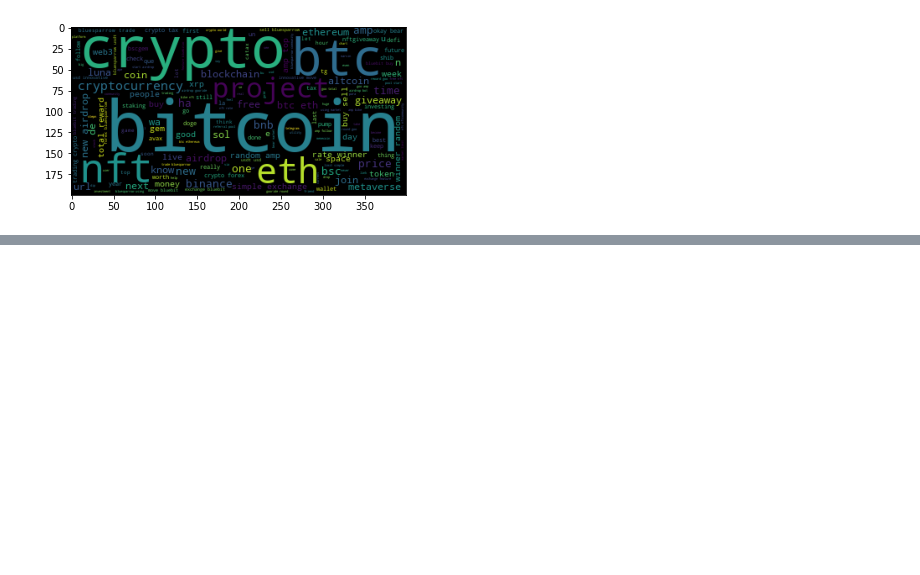
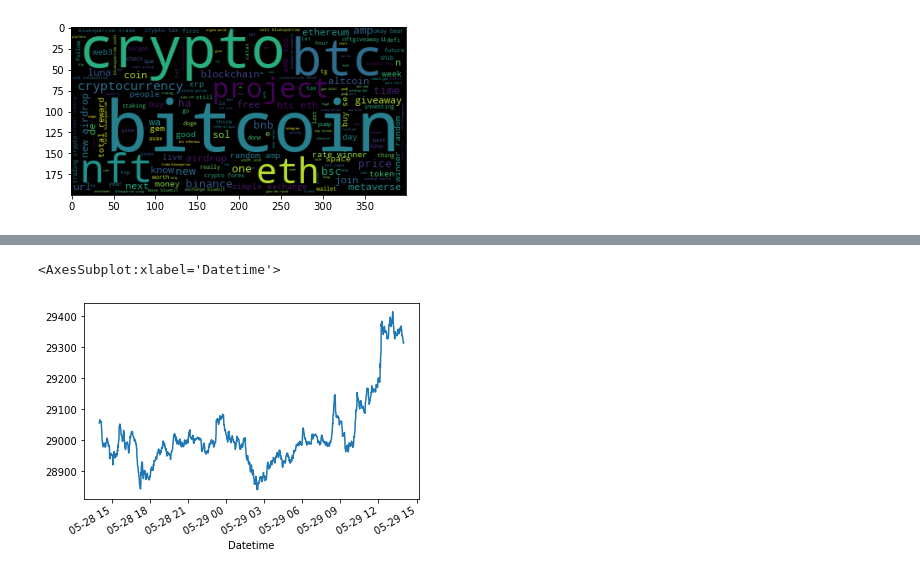
Before and after one commit to mahaguru24/project2-group5, a Jupyter notebook: main.ipynb, the cells around one changed output, grey strips where cells are left out. Drawn from its saved outputs; the diff is of its cells as text; code cells hidden in the pictures; blank space fills up the shorter version.

```diff
--- a/main.ipynb
+++ b/main.ipynb
@@ -218,0 +233,11 @@ BTCTweetsTemp1.head()
+# %%
+from pandas_datareader import data as pdr
+
+import yfinance as yf
+yf.pdr_override() # <== that's all it takes :-)
+
+# download dataframe
+tradesData = pdr.get_data_yahoo("BTC-USD", start=startDate, end=endDate, interval="1m")
+
+tradesData['actual_returns'] = tradesData['Close'].pct_change()
+tradesData.tail()
@@ -218,0 +253,5 @@ BTCTweetsTemp1.head()
+# %%
+tradesData['Close'].plot()
+# %% [output]
+<AxesSubplot:xlabel='Datetime'>
+[figure, added]
```
Also changed, not shown: parts of 8 cells of this notebook.
